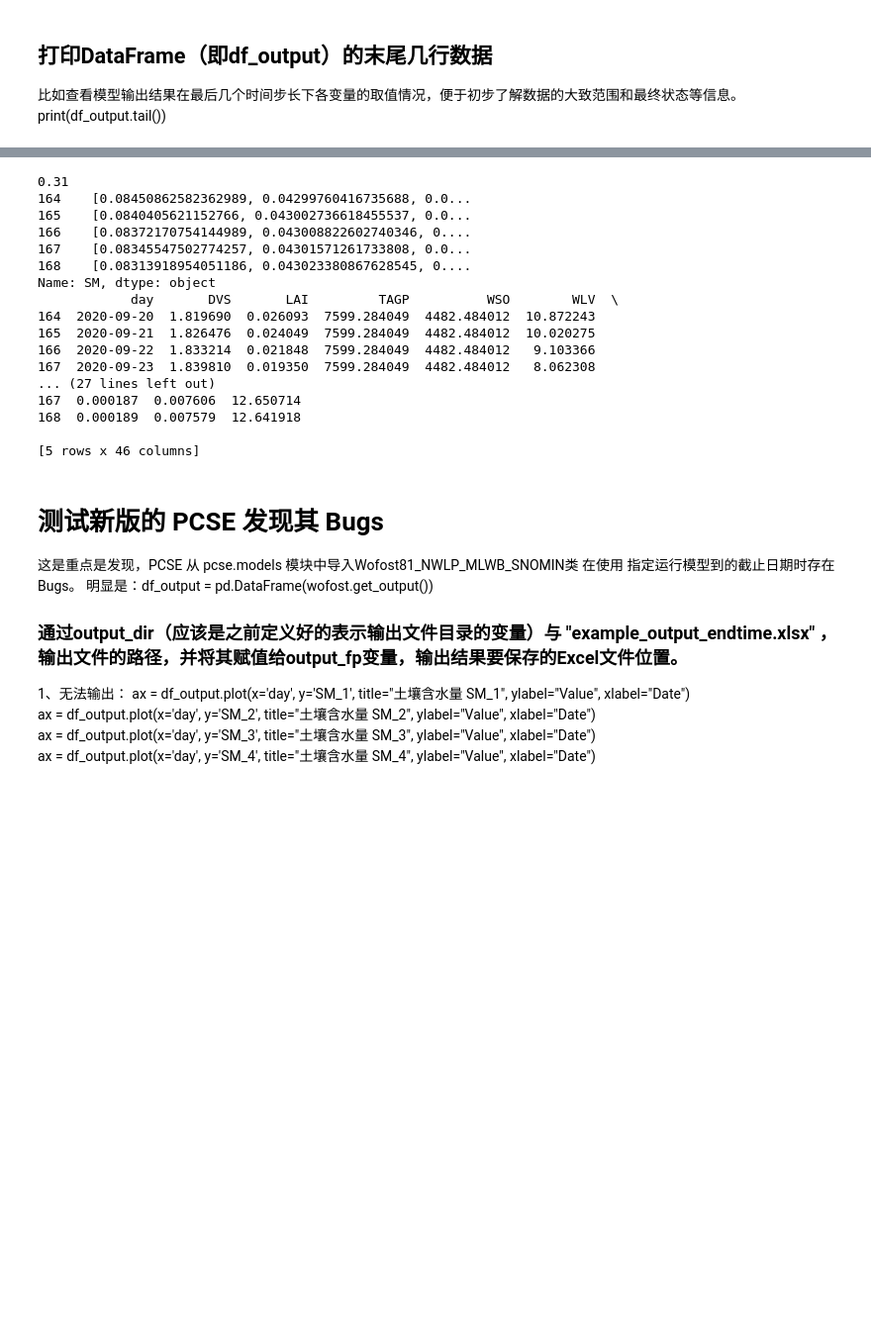
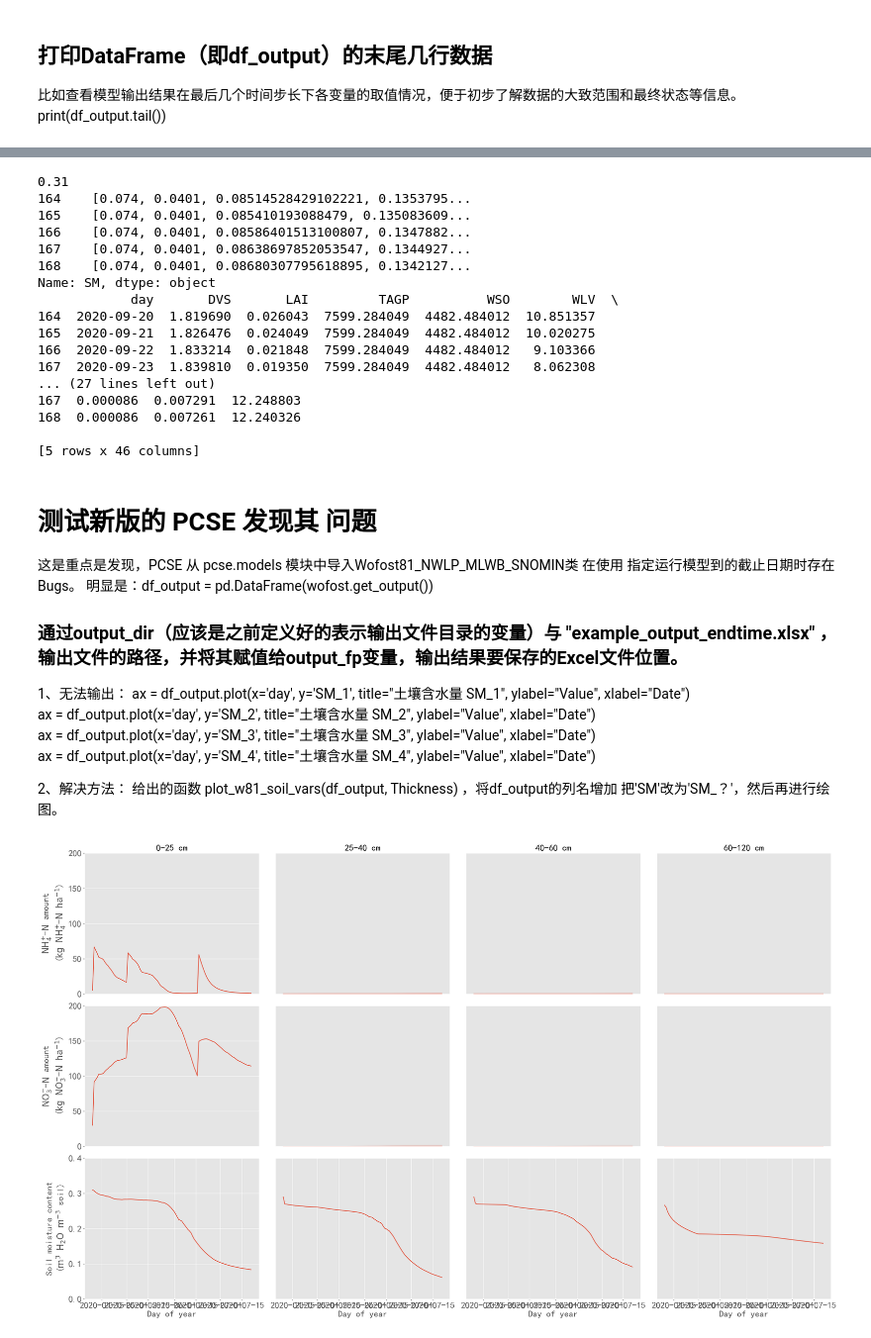
Before and after one commit to irripro/FoundationOfSmartIrrigation, a Jupyter notebook: PCSE 运行的示例-3.ipynb, the cells around one changed output, grey strips where cells are left out. Shown at 99% size. Cells and saved outputs as stored; diff of their text form; code cells hidden in the pictures; blank space fills up the shorter version.

```diff
--- a/PCSE 运行的示例-3.ipynb
+++ b/PCSE 运行的示例-3.ipynb
@@ -1449,35 +1439,35 @@ ax = df_output.plot(x='day', y='WST', title="茎干重 WST", ylabel="Value", xla
 # 这里的索引方式['SM']是用于选取名为'SM'的列，不过后续的[0][0]这种双重索引的写法需要根据df_output中'SM'列的数据结构来判断是否合理。
 # 如果'SM'列的数据存储为多维结构（比如嵌套列表、多维数组等形式），那么这样的索引可能是想获取最内层的第一个元素，
 # 但如果数据结构并非如此，可能会导致索引错误，需要进一步确认数据实际结构确保索引的正确性。
-print(df_output['SM'][0][0])
+# print(df_output['SM'][0][0])
 
 # 打印DataFrame中名为'SM'列的末尾几行数据，通过使用tail()方法可以快速查看'SM'列数据在最后几个时间步长或者记录中的取值情况，
 # 便于了解该变量在模拟后期的大致范围、变化趋势等信息，对于分析土壤含水量（假设'SM'代表土壤含水量）等随时间的变化情况有一定帮助。
-print(df_output['SM'].tail())
+# print(df_output['SM'].tail())
 
 # 打印整个DataFrame（df_output）的末尾几行数据，和前面只打印某一列末尾数据不同，这里是查看所有变量在最后阶段的取值情况，
 # 能整体上对模型输出结果在模拟结束阶段的状态有个初步认识，比如查看不同变量之间的数值关系、各变量最终的大致范围等信息。
 print(df_output.tail())
 # %% [output]
 0.31
-164    [0.08450862582362989, 0.04299760416735688, 0.0...
-165    [0.0840405621152766, 0.043002736618455537, 0.0...
-166    [0.08372170754144989, 0.043008822602740346, 0....
-167    [0.08345547502774257, 0.04301571261733808, 0.0...
-168    [0.08313918954051186, 0.043023380867628545, 0....
+164    [0.074, 0.0401, 0.08514528429102221, 0.1353795...
+165    [0.074, 0.0401, 0.085410193088479, 0.135083609...
+166    [0.074, 0.0401, 0.08586401513100807, 0.1347882...
+167    [0.074, 0.0401, 0.08638697852053547, 0.1344927...
+168    [0.074, 0.0401, 0.08680307795618895, 0.1342127...
 Name: SM, dtype: object
             day       DVS       LAI         TAGP          WSO        WLV  \
-164  2020-09-20  1.819690  0.026093  7599.284049  4482.484012  10.872243
+164  2020-09-20  1.819690  0.026043  7599.284049  4482.484012  10.851357
 165  2020-09-21  1.826476  0.024049  7599.284049  4482.484012  10.020275
 166  2020-09-22  1.833214  0.021848  7599.284049  4482.484012   9.103366
 167  2020-09-23  1.839810  0.019350  7599.284049  4482.484012   8.062308
 ... (27 lines left out)
-167  0.000187  0.007606  12.650714
-168  0.000189  0.007579  12.641918
+167  0.000086  0.007291  12.248803
+168  0.000086  0.007261  12.240326
 
 [5 rows x 46 columns]
 # %% [markdown]
-# 测试新版的 PCSE 发现其 Bugs
+# 测试新版的 PCSE 发现其 问题
 
 这是重点是发现，PCSE 从 pcse.models 模块中导入Wofost81_NWLP_MLWB_SNOMIN类 在使用 指定运行模型到的截止日期时存在Bugs。
 明显是：df_output = pd.DataFrame(wofost.get_output())
@@ -1489,3 +1479,6 @@ ax = df_output.plot(x='day', y='SM_1', title="土壤含水量 SM_1", ylabel="Val
 ax = df_output.plot(x='day', y='SM_2', title="土壤含水量 SM_2", ylabel="Value", xlabel="Date")
 ax = df_output.plot(x='day', y='SM_3', title="土壤含水量 SM_3", ylabel="Value", xlabel="Date")
 ax = df_output.plot(x='day', y='SM_4', title="土壤含水量 SM_4", ylabel="Value", xlabel="Date")
+
+2、解决方法：
+给出的函数 plot_w81_soil_vars(df_output, Thickness) ，将df_output的列名增加 把'SM'改为'SM_？'，然后再进行绘图。
@@ -1492,33 +1548,41 @@ ax = df_output.plot(x='day', y='SM_4', title="土壤含水量 SM_4", ylabel="Val
 # %%
 # config参数传入conf_file，即配置文件路径，用于按照配置文件中的设定来调整模型运行的具体细节，使模型按照期望的规则进行模拟。
 # wofost = Wofost81_NWLP_MLWB_SNOMIN(parameters, wdp, agro_dict,config=conf_file)
 
 wofost = Wofost81_NWLP_MLWB_SNOMIN(parameters, wdp, agro_dict)
 
 # crop_start_date: 2020-04-21
 # crop_start_type: sowing
 # crop_end_date: 2020-09-24
 # crop_end_type: harvest
 
 # 将字符串形式的日期转换为datetime类型的对象，用于指定运行模型到的截止日期，格式 '%Y-%m-%d'
 run_to_day = datetime.strptime('2020-07-21', '%Y-%m-%d')
 
 wofost.run_till(run_to_day)  # 使用转换后的日期对象作为参数，调用wofost对象的run_till方法来运行模型到
 
 #用 run_till_terminate 运行 此时，输出的 wofost.get_output() 正确！
 # wofost.run_till_terminate()
 
 # 通过调用wofost实例的get_output()方法获取模型运行后的输出结果（可能是以特定的数据结构，如嵌套字典等形式返回），
 # 然后使用pd.DataFrame()函数（这里的pd应该是之前导入的pandas库，用于数据处理和分析）将输出结果转换为DataFrame格式，
 # 方便后续的数据查看、分析以及保存等操作，并将其赋值给df_output变量，使得结果以表格化的数据结构呈现出来。
 df_output = pd.DataFrame(wofost.get_output())
 
+# 其目的在于通过调用该函数并传入相应参数来生成展示土壤相关变量的可视化图形，便于直观地对模型模拟结果中土壤部分的数据进行分析和理解。
+fig=plot_w81_soil_vars(df_output, Thickness)
+
+# print(df_output)
+
 # 通过output_dir（应该是之前定义好的表示输出文件目录的变量）与 "example_output.xlsx" 进行路径拼接，
 # 构建出输出文件的完整路径，并将其赋值给output_fp变量，用于明确最终输出结果要保存的Excel文件位置。
-output_fp = output_dir / "example_output_endtime.xlsx"
+output_fp = output_dir / "output_runto_endtime.xlsx"
 # 调用DataFrame对象（即df_output）的to_excel()方法，将模型的输出结果以Excel文件的形式保存到output_fp指定的文件路径下，
 # 这样就可以方便地查看和进一步分析模型模拟所得到的各项数据了，比如查看不同时间步长下作物的生长指标、土壤水分含量等数据情况。
+
 df_output.to_excel(output_fp)
+# %% [output]
+[figure, added]
 # %%
 #  这里通过多次对ax赋值的方式依次绘制多个不同变量的图形，每个图形都会在同一个绘图区域（如果没有额外设置图形布局的话）进行展示。
 ax = df_output.plot(x='day', y='LAI', title="叶面积指数 LAI", ylabel="Value", xlabel="Date")
```
Also changed, not shown: parts of 9 cells of this notebook, 6 other files.
